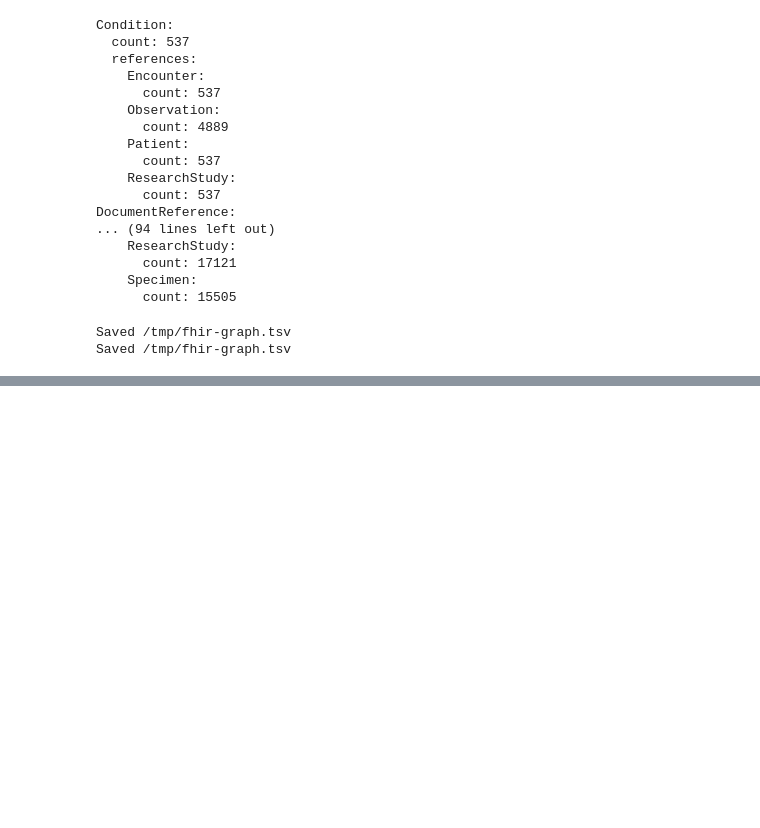
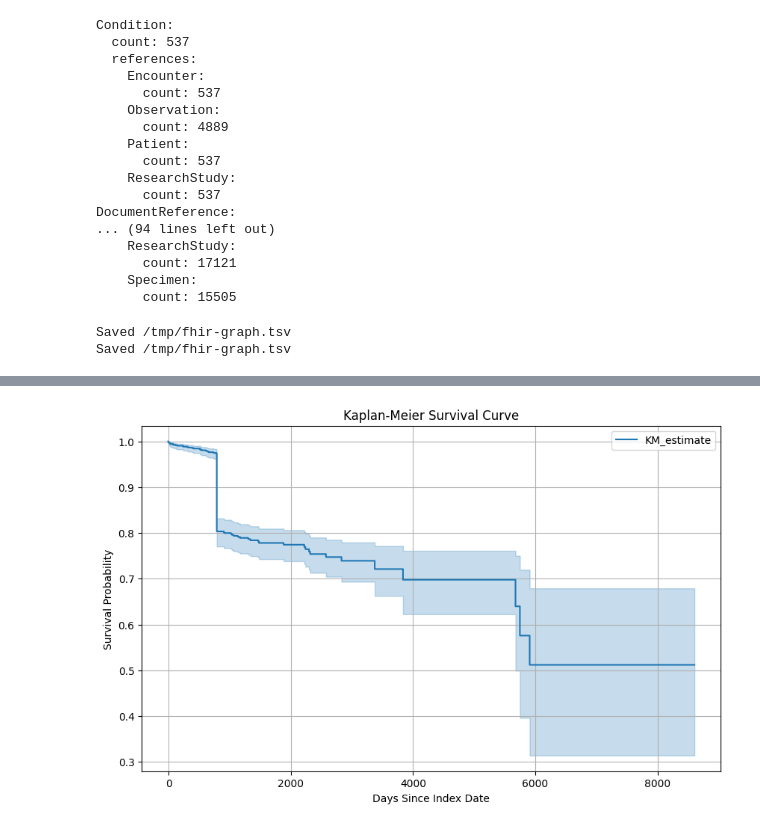
Before and after one commit to FHIR-Aggregator/fhir-query, a Jupyter notebook: notebooks/fhir_aggregator.ipynb, the cells around one changed output, grey strips where cells are left out. Drawn from its saved outputs; the diff is of its cells as text; code cells hidden in the pictures; blank space fills up the shorter version.

```diff
--- a/notebooks/fhir_aggregator.ipynb
+++ b/notebooks/fhir_aggregator.ipynb
@@ -167,3 +167,35 @@ dtale.show(df)
 [interactive output not drawn]
 # %%
 pip install lifelines
+# %%
+import pandas as pd
+import numpy as np
+import matplotlib.pyplot as plt
+from lifelines import KaplanMeierFitter
+
+df['days_follow_up'] = (
+    df['patient_observation_number_of_days_between_index_date_and_last_follow_up']
+    .str.replace(' days', '', regex=False)
+    .replace('', np.nan)
+    .astype(float)
+)
+median_days = df['days_follow_up'].median()
+df['days_follow_up'] = df['days_follow_up'].fillna(median_days).astype(int) # Shortened column name and converted values to int days
+
+df_unique = df.drop_duplicates(subset=['patient_id']) # This is the primary key for a transformed FHIR patient/participant
+
+T = df_unique['days_follow_up']
+E = df_unique['patient_deceasedBoolean'].astype(bool)
+
+kmf = KaplanMeierFitter()
+kmf.fit(T, event_observed=E)
+
+plt.figure(figsize=(10, 6))
+kmf.plot_survival_function()
+plt.title('Kaplan-Meier Survival Curve')
+plt.xlabel('Days Since Index Date')
+plt.ylabel('Survival Probability')
+plt.grid()
+plt.show()
+# %% [output]
+[figure, added]
```
